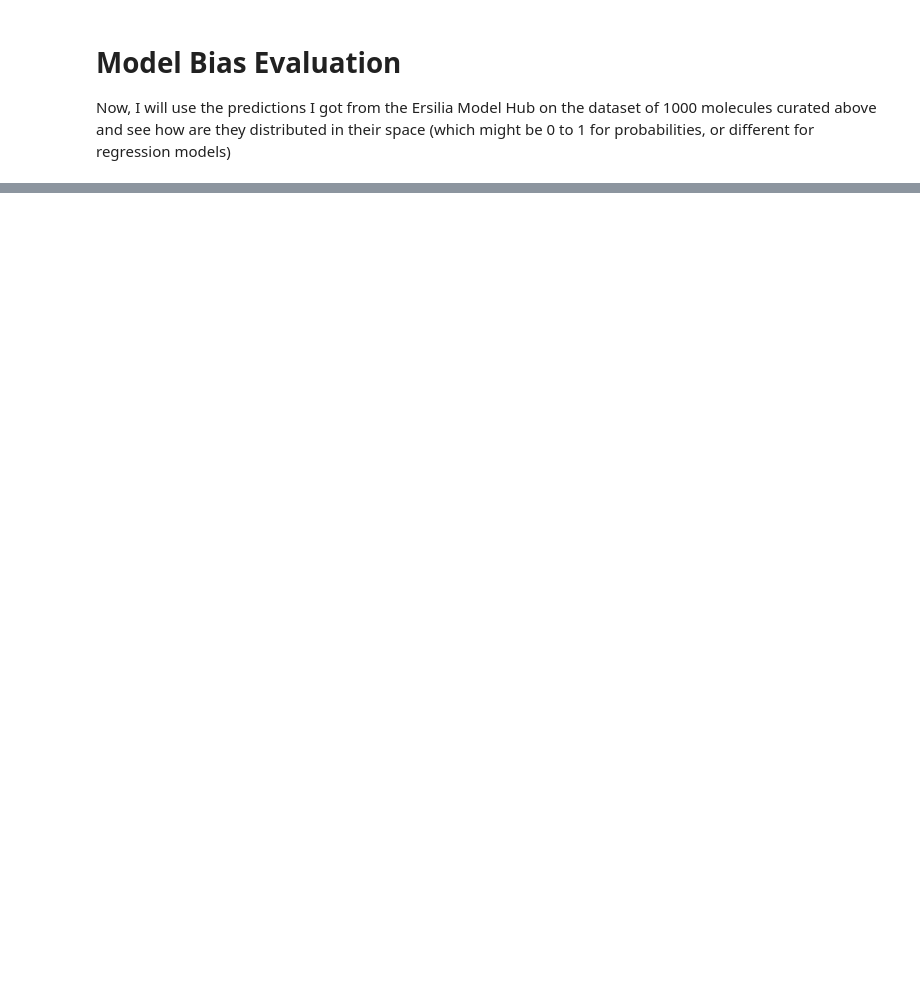
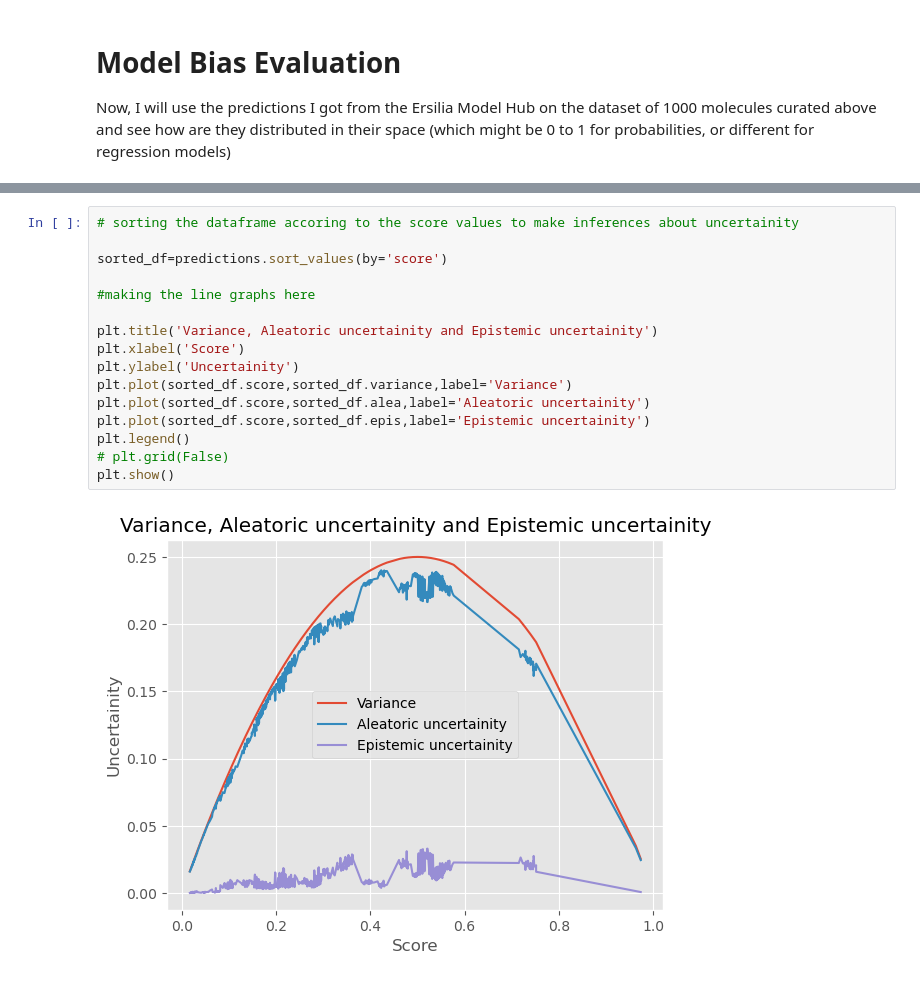
Before and after one commit to Ashita17/Ersilia-Outreachy, a Jupyter notebook: model-validation-example/notebooks/00_model_bias.ipynb, the cells around one changed output, grey strips where cells are left out. Drawn from its saved outputs; the diff is of its cells as text; blank space fills up the shorter version.

```diff
--- a/model-validation-example/notebooks/00_model_bias.ipynb
+++ b/model-validation-example/notebooks/00_model_bias.ipynb
@@ -215,0 +241,18 @@ plt.show()
+# %%
+# sorting the dataframe accoring to the score values to make inferences about uncertainity
+
+sorted_df=predictions.sort_values(by='score')
+
+#making the line graphs here
+
+plt.title('Variance, Aleatoric uncertainity and Epistemic uncertainity')
+plt.xlabel('Score')
+plt.ylabel('Uncertainity')
+plt.plot(sorted_df.score,sorted_df.variance,label='Variance')
+plt.plot(sorted_df.score,sorted_df.alea,label='Aleatoric uncertainity')
+plt.plot(sorted_df.score,sorted_df.epis,label='Epistemic uncertainity')
+plt.legend()
+# plt.grid(False)
+plt.show()
+# %% [output]
+[figure, added]
```
Also changed, not shown: parts of 21 cells of this notebook, 3 other files.
